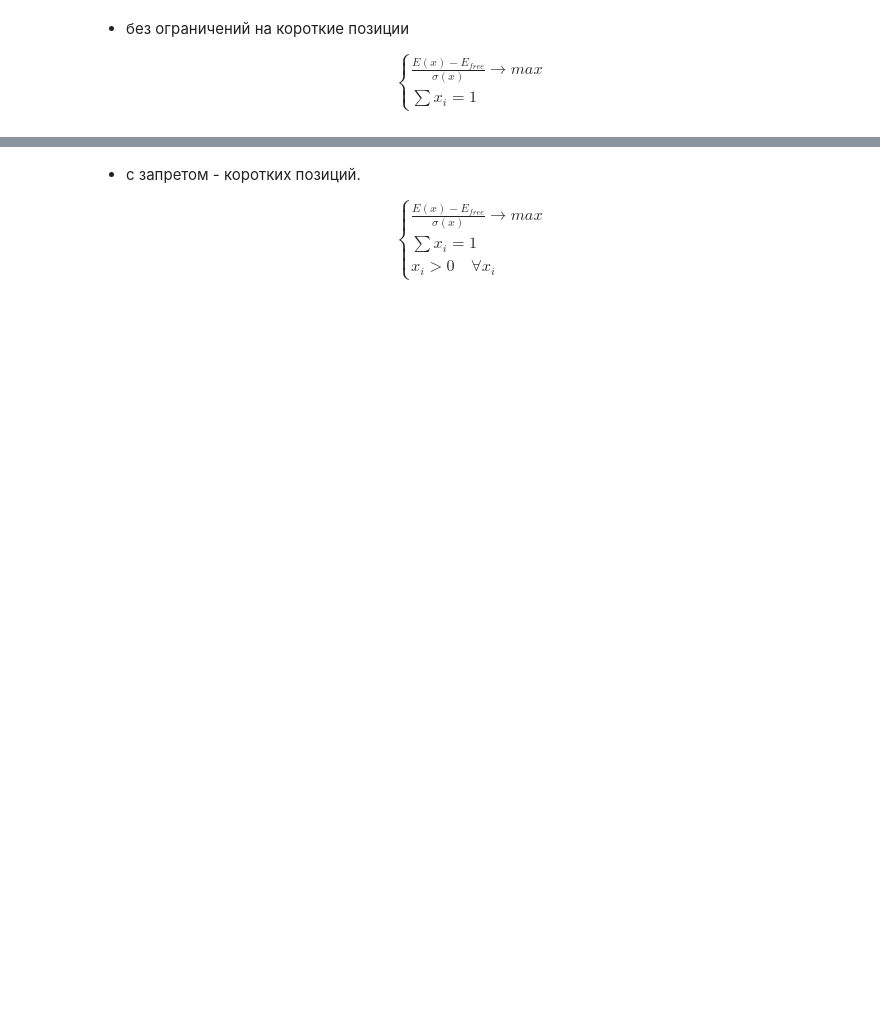
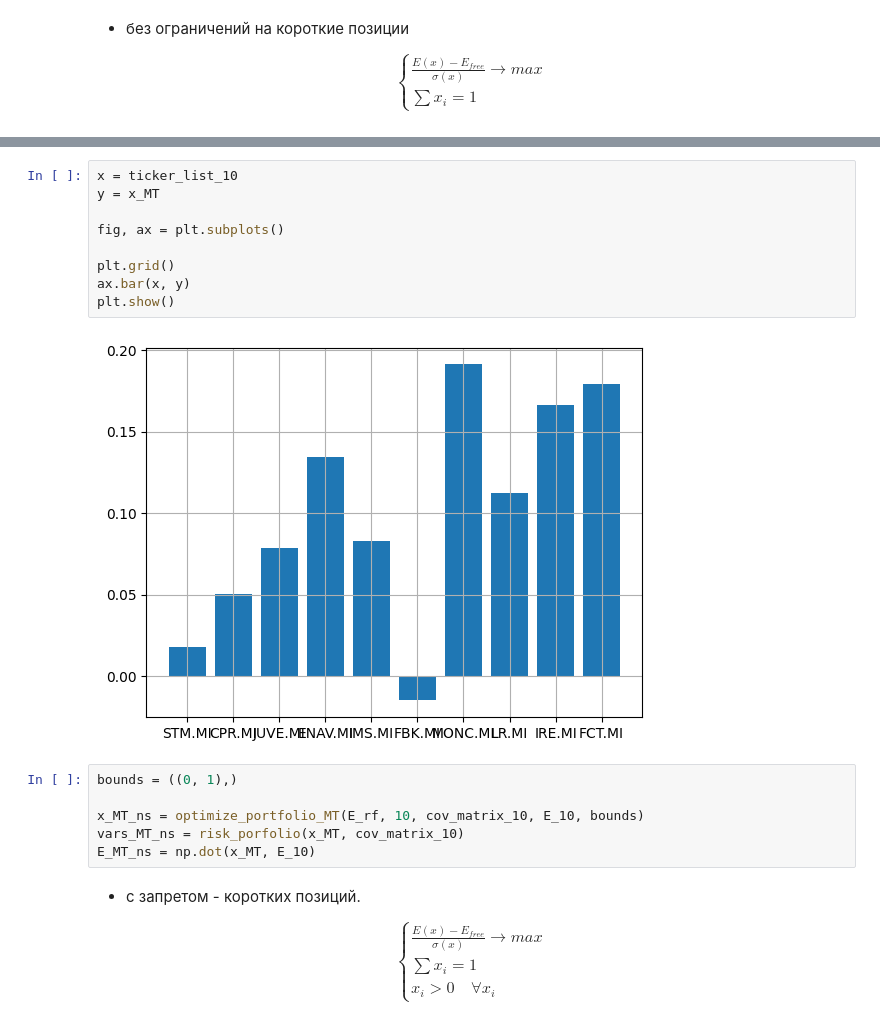
Before and after one commit to LevBugrov/financial-transaction-models, a Jupyter notebook: lab2.ipynb, the cells around one changed output, grey strips where cells are left out. Drawn from its saved outputs; the diff is of its cells as text; blank space fills up the shorter version.

```diff
--- a/lab2.ipynb
+++ b/lab2.ipynb
@@ -515,3 +490,20 @@ plt.show()
+# %%
+x = ticker_list_10
+y = x_MT
+
+fig, ax = plt.subplots()
+
+plt.grid()
+ax.bar(x, y)
+plt.show()
+# %% [output]
+[figure, added]
+# %%
+bounds = ((0, 1),)
+
+x_MT_ns = optimize_portfolio_MT(E_rf, 10, cov_matrix_10, E_10, bounds)
+vars_MT_ns = risk_porfolio(x_MT, cov_matrix_10)
+E_MT_ns = np.dot(x_MT, E_10)
 # %% [markdown]
 -  с запретом  - коротких позиций.
 
```
Also changed, not shown: parts of 10 cells of this notebook.
